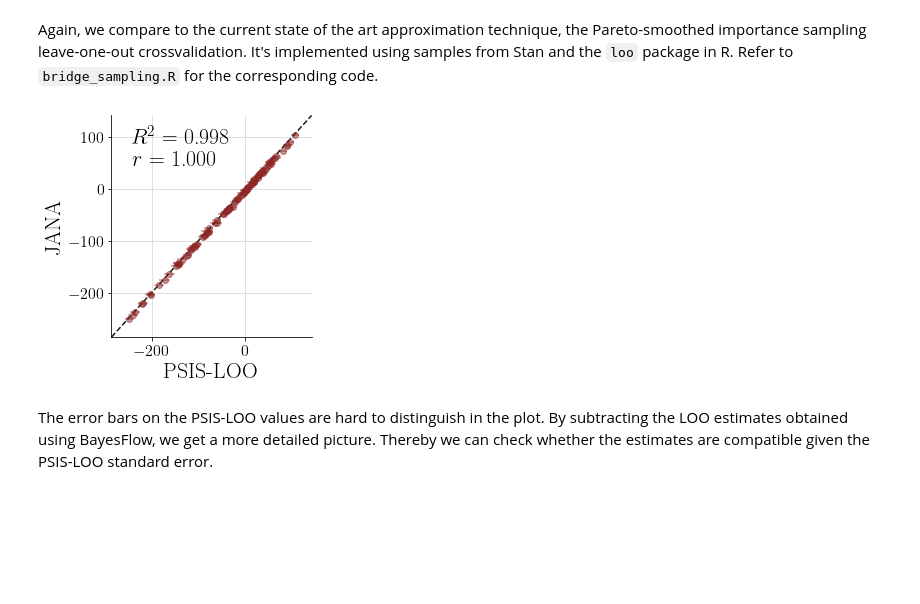
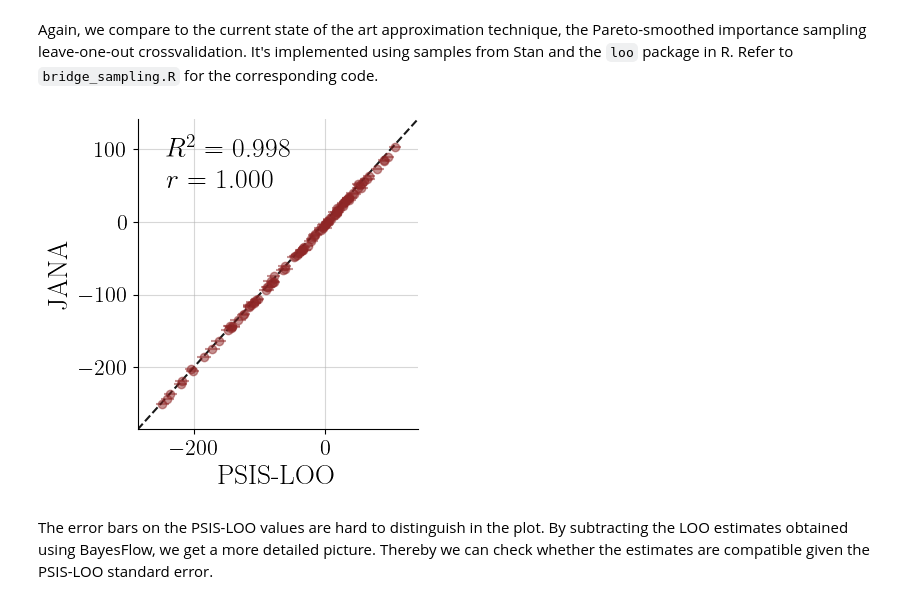
Before and after one commit to bayesflow-org/JANA-Paper, a Jupyter notebook: experiments/diffusion_model/01_joint.ipynb, the cells around one changed output. Saved outputs shown, nothing was run; the diff lists cells and outputs as text; code cells hidden in the pictures; blank space fills up the shorter version.

```diff
--- a/experiments/diffusion_model/01_joint.ipynb
+++ b/experiments/diffusion_model/01_joint.ipynb
@@ -29,3 +36,10 @@ from plotting_functions import compare_estimates, plot_recovery
+# %%
+# adjust plotting parameters for later use
+plt.rcParams.update({
+    "text.usetex": False,
+    "font.family": "serif",
+    'text.latex.preamble' : r'\usepackage{{amsmath}}'
+})
 # %% [markdown]
 # JANA Tackling the Drift Diffusion Model
 # %% [markdown]
@@ -182,19 +200,6 @@ f = plot_losses(trainer_likelihood.loss_history.get_plottable())
 ## Validation: Checking the calibration of the networks
 # %% [markdown]
 We first load a validation data set, simulated using the same simulator and priors as the training data for the posterior network. For validation and later comparison to Stan, from now on the dummy variable will always be set to 0. For the log-likelihoods, this results in a constant shift of $\log \mathcal N (0|0,1)\approx -0.919$. In the following, we will work with a trial number of 100, but other trial numbers in the trained range could be used as well.
-# %%
-from bayesflow.computational_utilities import simultaneous_ecdf_bands
-
-plt.rcParams.update({
-    "axes.labelsize" : 24,
-    "xtick.labelsize" : 16,
-    "ytick.labelsize" : 16,
-    "legend.fontsize": 24,
-    "text.usetex": True,
-    "font.family": "serif",
-    #"font.serif": ["times"],
-    'text.latex.preamble' : r'\usepackage{{amsmath}}'
-})
 # %%
 # Number of data sets to use for calibration
 N_CALIB = 1000
@@ -430,7 +422,7 @@ def compare_likelihoods_plot(params, max_rt=10, resolution_pdf=1000, resolution_
     ax[1,1].plot(x, y, label="Synthetic", linestyle='--', color=synthetic_color)
     ax[1,1].fill_between(x, y, color=synthetic_color, alpha=0.2)
     ax[1,1].set_title("CDF: Lower bound")
-    ax[1,0].set_xlabel('RT [s]')
+    ax[1,0].set_xlabel('Response times (seconds)')
     ax[1,1].legend()
     return fig
 # %%
@@ -532,0 +520,9 @@ if save_figs: f.savefig(f'{fig_path}/LML_comparison.pdf', dpi=300, bbox_inches =
+# %%
+f = compare_point_estimates(bridge_sampling['LML'][:N_LML].to_numpy()[:, np.newaxis],
+                            np.nanmedian(marginal_likelihoods, axis=1)[:,np.newaxis],
+                            u_y=equal_tailed(marginal_likelihoods, axis=1)[:,:,np.newaxis],
+                            label_x = "Bridge Sampling", label_y="JANA",
+                            label_fontsize=int(30 * 2/3), metric_fontsize=int(30 * 2/3),
+                            # param_names=["Log Marginal Likelihood"],
+                            param_names=[""], fig_size=(4,4), markersize=6)
+if save_figs: f.savefig(f'{fig_path}/LML_comparison.pdf', dpi=300, bbox_inches = 'tight')
@@ -586,12 +584,12 @@ Again, we compare to the current state of the art approximation technique, the P
 # %%
 f = compare_point_estimates(bridge_sampling['ELPD'][:N_LOO].to_numpy()[:, np.newaxis],
                       loos[:,np.newaxis], label_x="PSIS-LOO", label_y="JANA",
                       u_x=bridge_sampling['ELPD_SE'][:N_LOO].to_numpy()[:, np.newaxis],
-                      label_fontsize=22, metric_fontsize=22,
+                      label_fontsize=int(30 * 2/3), metric_fontsize=int(30 * 2/3),
                       # param_names=["Log Marginal Likelihood"],
-                      param_names=[""], fig_size=None, markersize=6)
+                      param_names=[""], fig_size=(4,4), markersize=6)
 if save_figs: f.savefig(f'{fig_path}/LOO_PSIS-LOO_comparison.pdf', dpi=300, bbox_inches='tight')
 # %% [output]
-[figure, old version]
+[figure, new version]
 # %% [markdown]
 The error bars on the PSIS-LOO values are hard to distinguish in the plot. By subtracting the LOO estimates obtained using BayesFlow, we get a more detailed picture. Thereby we can check whether the estimates are compatible given the PSIS-LOO standard error.
```
Also changed, not shown: parts of 33 cells of this notebook, 14 other files.
